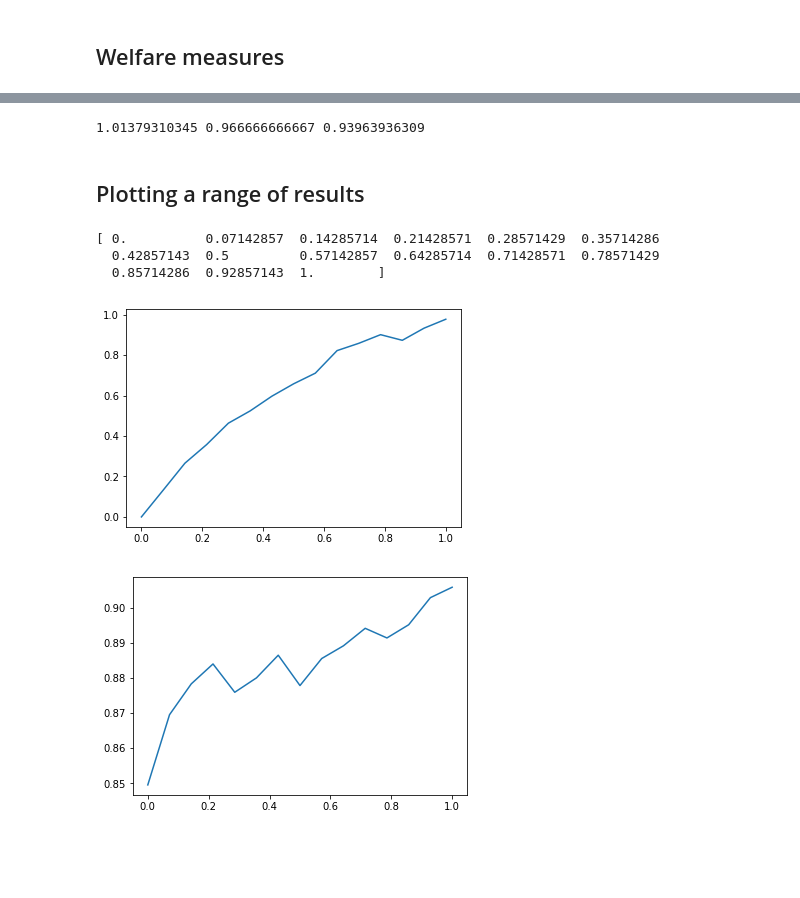
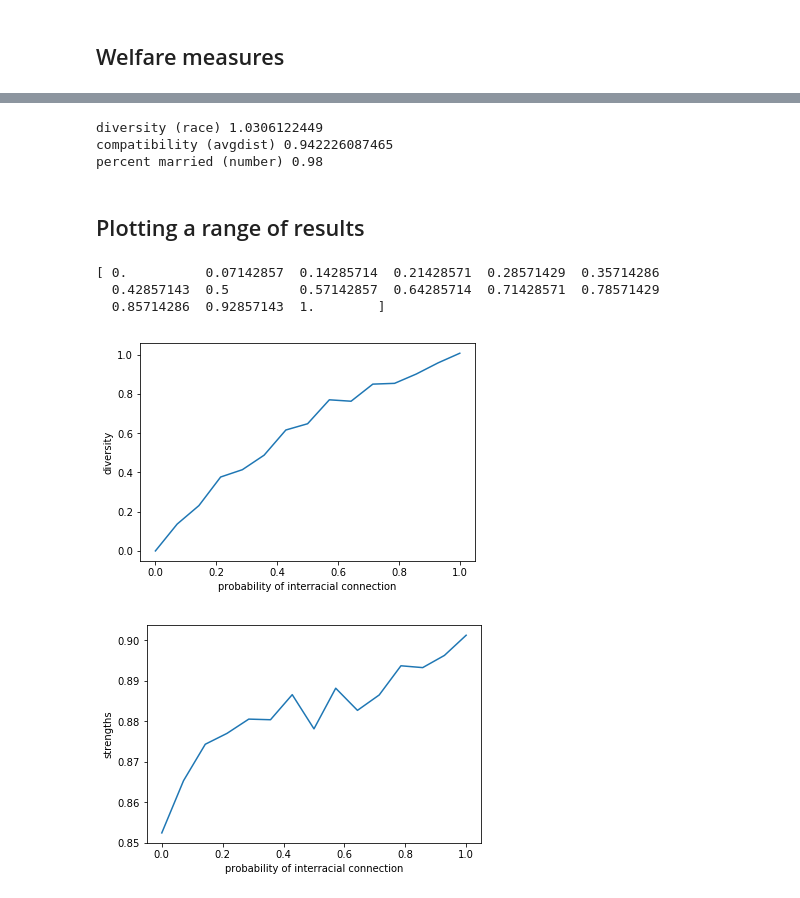
Before and after one commit to poosomooso/Gaygents, a Jupyter notebook: Gaygents_Replication.ipynb, the cells around one changed output, grey strips where cells are left out. Drawn from its saved outputs; the diff is of its cells as text; code cells hidden in the pictures; blank space fills up the shorter version.

Commit message:
some labels, added gitignore

```diff
--- a/Gaygents_Replication.ipynb
+++ b/Gaygents_Replication.ipynb
@@ -132,37 +132,45 @@ print(num_inter)
 # %%
 diversity,percent_married,compatibility = welfareRatios(num_intra, num_inter, marriage, races, agents_per_race, avg_dist)
-print(diversity,percent_married,compatibility)
+print('diversity (race)', diversity)
+print('compatibility (avgdist)', compatibility)
+print('percent married (number)', percent_married)
 # %% [output]
-1.01379310345 0.966666666667 0.93963936309
+diversity (race) 1.0306122449
+compatibility (avgdist) 0.942226087465
+percent married (number) 0.98
 # %% [markdown]
 ## Plotting a range of results
 # %%
 
 probabilities = np.linspace(0.0, 1.0, num=15, dtype=float)
 num_sims = 30
 print(probabilities)
 
 diversities = []
 strengths = []
 
 for prob_interracial in probabilities:
     div_sum = 0.0
     str_sum = 0.0
     for _ in range(num_sims):
         div, married, strength = runSim(50, 2, 1.0, prob_interracial)
         div_sum += div
         str_sum += strength
     diversities.append(div_sum/num_sims)
     strengths.append(str_sum/num_sims)
 
 plt.figure()
-plt.plot(probabilities, diversities, label='diversities')
+plt.xlabel('probability of interracial connection')
+plt.ylabel('diversity')
+plt.plot(probabilities, diversities)
 plt.figure()
-plt.plot(probabilities, strengths, label='strengths')
+plt.xlabel('probability of interracial connection')
+plt.ylabel('strengths')
+plt.plot(probabilities, strengths)
 plt.show()
 # %% [output]
 [ 0.          0.07142857  0.14285714  0.21428571  0.28571429  0.35714286
   0.42857143  0.5         0.57142857  0.64285714  0.71428571  0.78571429
   0.85714286  0.92857143  1.        ]
-[figure, old version]
+[figure, new version]
-[figure, old version]
+[figure, new version]
```
Also changed, not shown: parts of 7 cells of this notebook, 1 other file.
